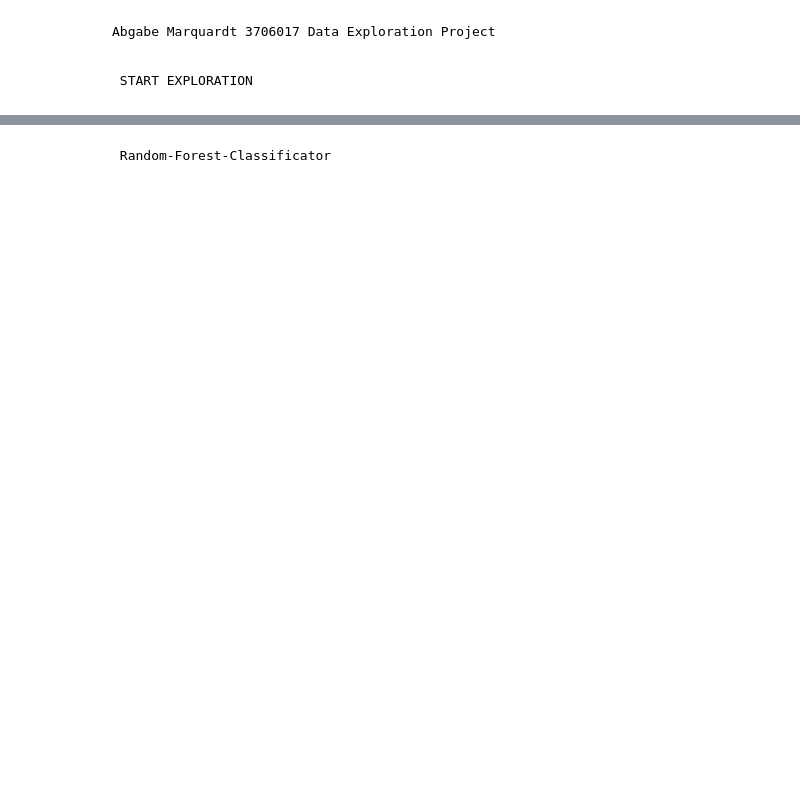
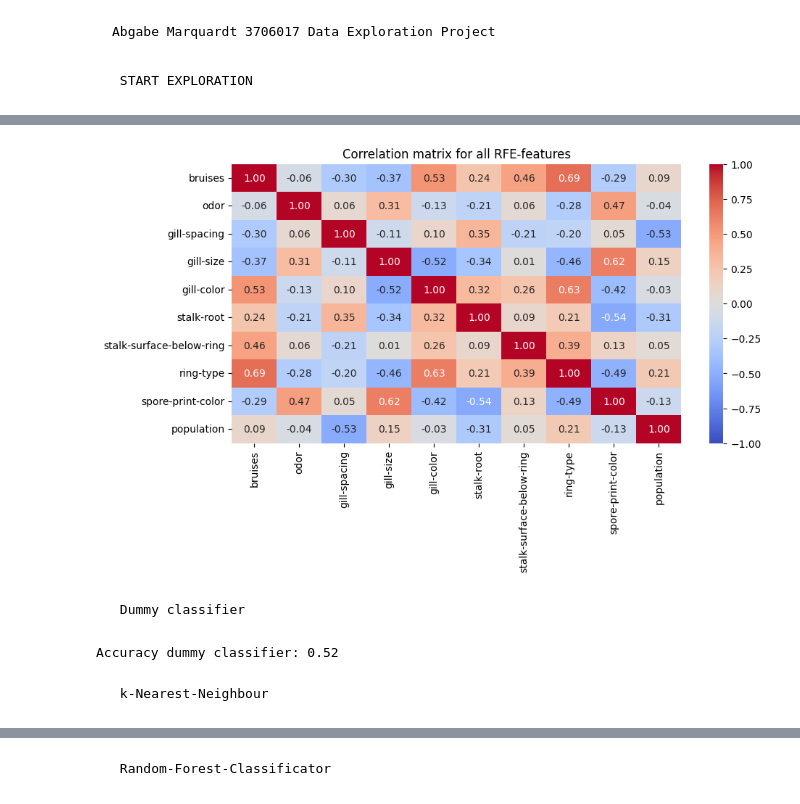
Before and after one commit to Julian-wi22060/DataExplorationProject, a Jupyter notebook: marquardt.ipynb, the cells around one changed output, grey strips where cells are left out. Saved outputs shown, nothing was run; the diff lists cells and outputs as text; code cells hidden in the pictures; blank space fills up the shorter version.

```diff
--- a/marquardt.ipynb
+++ b/marquardt.ipynb
@@ -515,0 +255,56 @@ plt.show()
+# %%
+# Heatmap for all RFE-Features
+selected_features = ['bruises', 'odor', 'gill-spacing', 'gill-size', 'gill-color',
+       'stalk-root', 'stalk-surface-below-ring', 'ring-type',
+       'spore-print-color', 'population']
+
+# Create a copy of the dataset to make changes
+mushroom_data_encoded = mushroom_data.copy()
+
+# Label encoding for categorical features
+label_encoder = LabelEncoder()
+for feature in selected_features:
+    mushroom_data_encoded[feature] = label_encoder.fit_transform(mushroom_data_encoded[feature])
+
+# Calculating the correlation matrix
+correlation_matrix = mushroom_data_encoded[selected_features].corr()
+
+# Plot the correlation matrix
+plt.figure(figsize=(10, 5))
+sns.heatmap(correlation_matrix, annot=True, cmap='coolwarm', fmt=".2f", vmin=-1, vmax=1)
+plt.title('Correlation matrix for all RFE-features')
+plt.show()
+# %% [output]
+[figure, added]
+# %% [markdown]
+     Dummy classifier
+# %%
+# Define a custom dummy classifier
+class DummyClassifier(BaseEstimator, ClassifierMixin):
+    def __init__(self):
+        self.most_frequent_class = None
+
+    def fit(self, X, y):
+        # Find the most frequent class
+        self.most_frequent_class = np.argmax(np.bincount(y))
+        return self
+
+    def predict(self, X):
+        # Return the most frequent class for all samples
+        return np.full(X.shape[0], self.most_frequent_class)
+
+# Initialize and train dummy classifier
+dummy_clf = DummyClassifier()
+
+dummy_clf.fit(X_train, Y_train)
+
+# Make prediction
+y_pred = dummy_clf.predict(X_test)
+
+# Calculate accuracy
+accuracy = accuracy_score(Y_test, y_pred)
+print(f"Accuracy dummy classifier: {accuracy:.2f}")
+# %% [output]
+Accuracy dummy classifier: 0.52
+# %% [markdown]
+     k-Nearest-Neighbour
```
Also changed, not shown: parts of 54 cells of this notebook.
